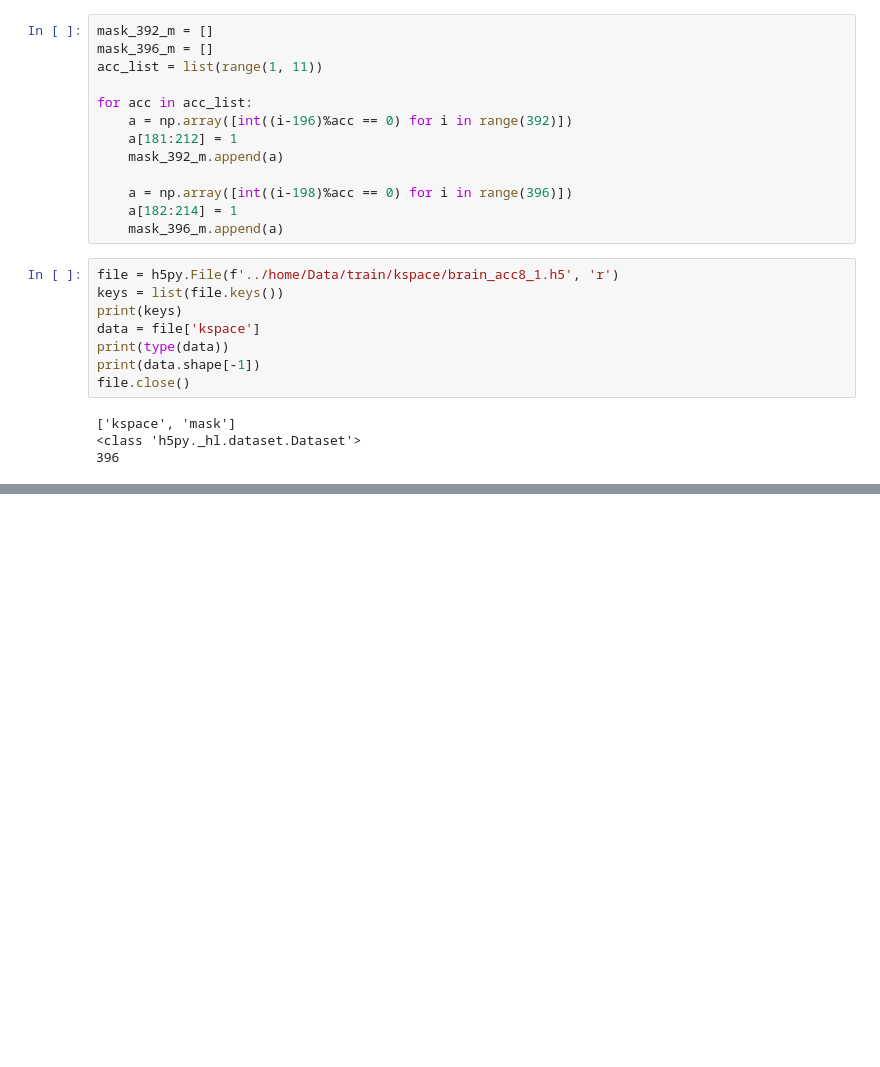
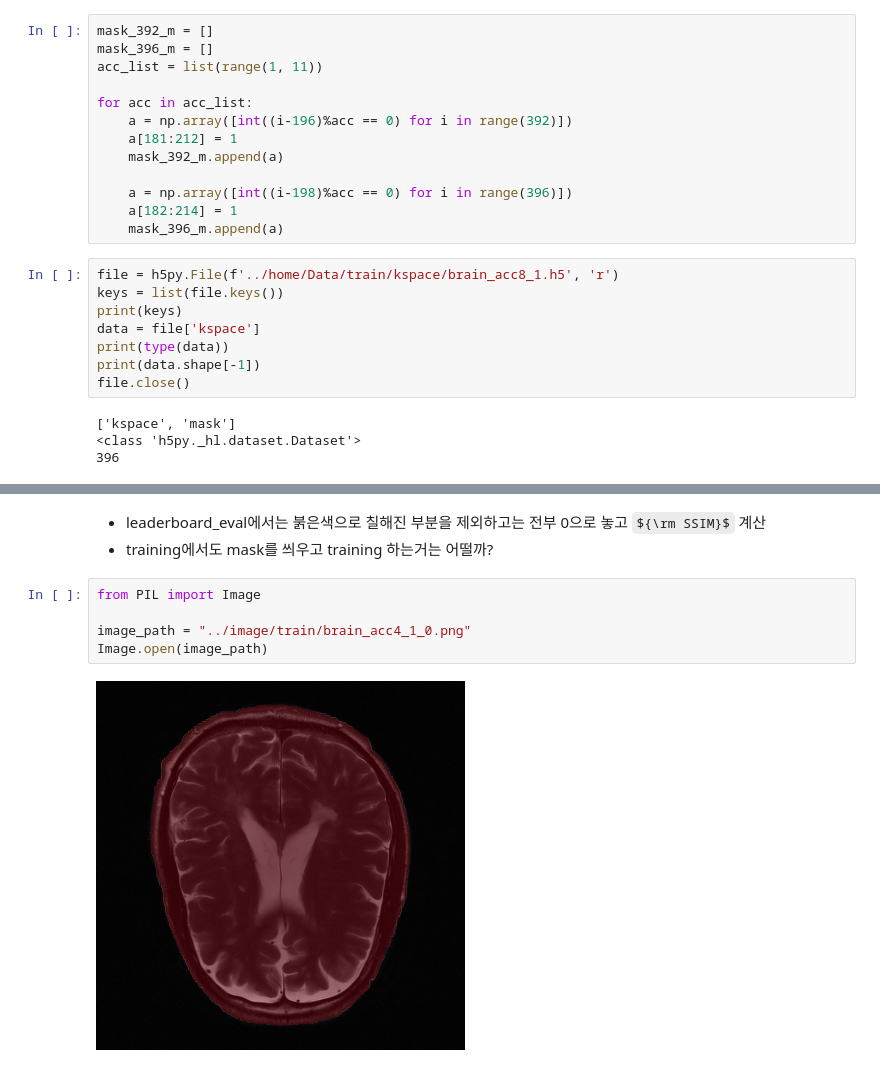
Before and after one commit to mjk32384/FastMRI_code, a Jupyter notebook: experimental.ipynb, the cells around one changed output, grey strips where cells are left out. Saved outputs shown, nothing was run; the diff lists cells and outputs as text; some formulas as TeX source; blank space fills up the shorter version.

```diff
--- a/experimental.ipynb
+++ b/experimental.ipynb
@@ -476,0 +439,10 @@ array([[0.        , 0.02741207, 0.03597744, 0.03750445, 0.04640314,
+# %% [markdown]
+- leaderboard_eval에서는 붉은색으로 칠해진 부분을 제외하고는 전부 0으로 놓고 ${\rm SSIM}$ 계산
+- training에서도 mask를 씌우고 training 하는거는 어떨까?
+# %%
+from PIL import Image
+
+image_path = "../image/train/brain_acc4_1_0.png"
+Image.open(image_path)
+# %% [output]
+[figure, added]
```
Also changed, not shown: parts of 39 cells of this notebook, 17 other files.
